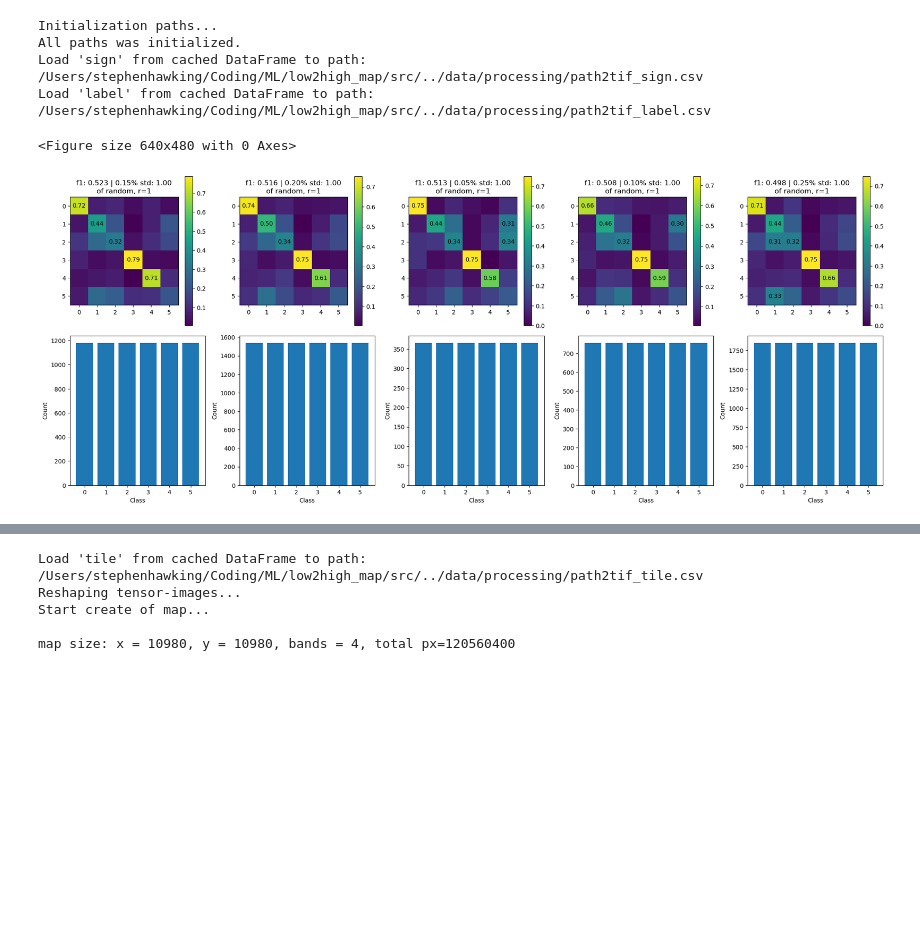
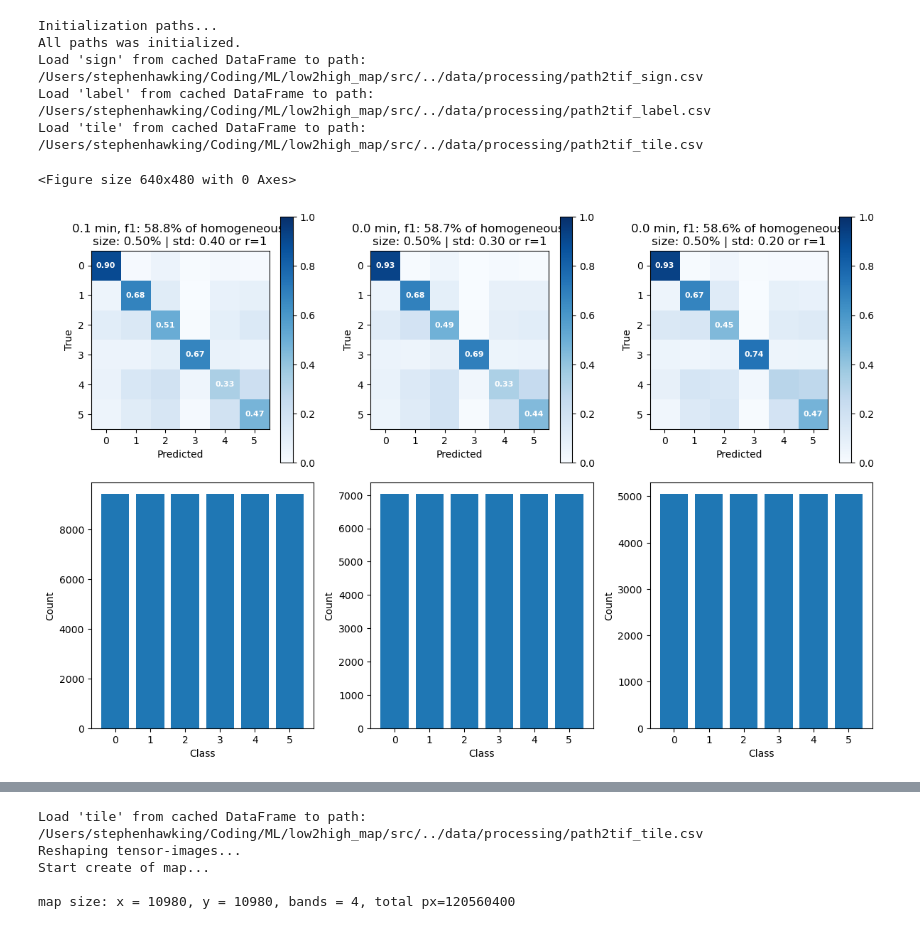
Before and after one commit to 1cosmic/low2high_map, a Jupyter notebook: src/auto-sci.ipynb, the cells around one changed output, grey strips where cells are left out. Cells and saved outputs as stored; diff of their text form; code cells hidden in the pictures; blank space fills up the shorter version.

```diff
--- a/src/auto-sci.ipynb
+++ b/src/auto-sci.ipynb
@@ -18,7 +18,7 @@ if downgrade_labels:
     DEFAULT_PATH["labels"] = out
 
 # you can use force=True for re-write all caches.
-signs = parse_tifs_from(DEFAULT_PATH["images"], "sign", force=force)
+signs = parse_tifs_from(DEFAULT_PATH["images"], typeof="sign", force=force)
 signs = signs.query("type == 'sign'")
 labels = parse_tifs_from(DEFAULT_PATH["labels"], "label", force=force)
 labels = labels.query("type == 'label'")
@@ -26,48 +26,59 @@ labels = labels.query("type == 'label'")
 # Prepare data for generate_dataset.
 year = 2020
 only_bands = ["r", "b", "g", "n"]
-signs_paths = signs.query(
-    f"year == {year} and season == '90d' and band in @only_bands"
-).sort_values("band")
-signs_paths = signs_paths
+
+signs_paths = (
+    signs.query(f"year == {year} and season == 'mon' and band in @only_bands")
+    .sort_values("month")
+    .sort_values("band")
+)
 labels_paths = labels.query(f"year == {year}")
+
+
+# for 10m low RAM load
+only_bands = ["r", "b", "g", "n"]
+tiles = DEFAULT_PATH["images"] + "tiles/"
+tiles = parse_tifs_from(tiles, typeof="tile", force=force)
+tiles = tiles.query("band in @only_bands").sort_values("month").sort_values("band")
+signs_paths = tiles
 # %% [output]
 Initialization paths...
 All paths was initialized.
 Load 'sign' from cached DataFrame to path:  /Users/stephenhawking/Coding/ML/low2high_map/src/../data/processing/path2tif_sign.csv
 Load 'label' from cached DataFrame to path:  /Users/stephenhawking/Coding/ML/low2high_map/src/../data/processing/path2tif_label.csv
+Load 'tile' from cached DataFrame to path:  /Users/stephenhawking/Coding/ML/low2high_map/src/../data/processing/path2tif_tile.csv
 # %%
 config_grid = {
-    "resize": ["by_label"],
-    "mask_mode": ["random"],
+    # "resize": ["by_sign"],
+    "resize": ["by_sign"],
+    "mask_mode": ["homogeneous"],
     # "r": [0.25 * i for i in range(6)[1:]],
     "r": [1],
-    # "percent": [0.001, 0.01],
-    "percent": [0.05 * i for i in range(6)][1:],
-    # "homogen_percent": [0.05 * i for i in range(6)][1:],
-    # "homogen_percent": [0.01 * i for i in range(6)][1:],
-    # "homogen_percent": [0.3, 0.5],
-    "homogen_percent": [1],
+    "percent": [0.005],
+    # "percent": [0.01 * i for i in range(6)][1:],
+    "homogen_percent": [0.1 * i for i in range(5)][2:],
+    # "homogen_percent": [0.2],
     # "stratify": [True, False],
     "stratify": [True],
 }
 best_models = analyse_best_model(
     config_grid, signs_paths, labels_paths, store_models=True, verbose=False
 )
 
 take_first = len(best_models)
 models = []
 for m in best_models[:take_first]:
     models.append(
         {
             "model": m["model"],
             "report": m["report"],
             "cf_matrix": m["cf_matrix"],
             "f1": m["f1_score"],
+            "train_time": m["train_time"],
         }
     )
 
 spyder_eye(best_models, models)
 # %% [output]
 <Figure size 640x480 with 0 Axes>
-[figure, old version]
+[figure, new version]
```
Also changed, not shown: parts of 5 cells of this notebook, 11 other files.
